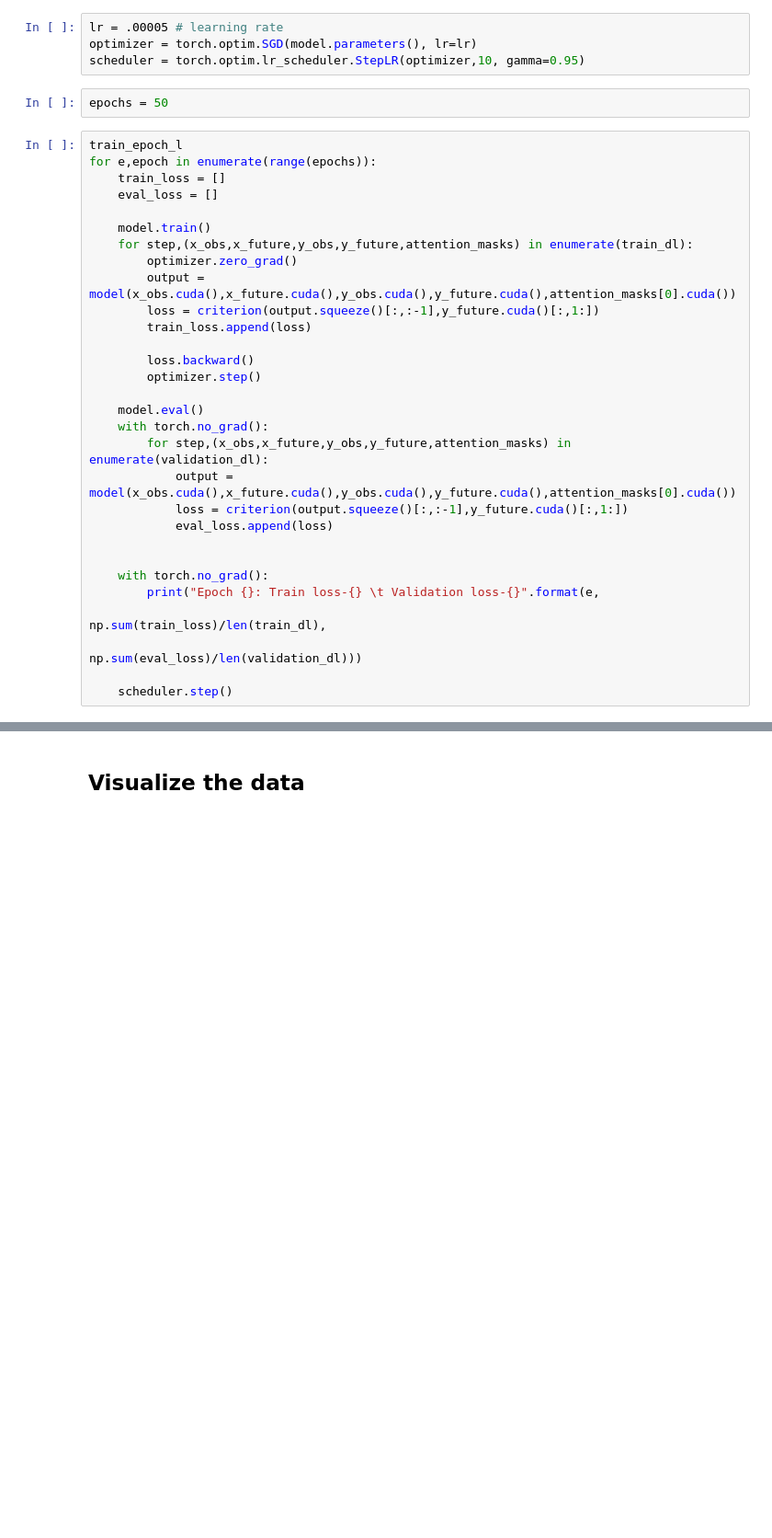
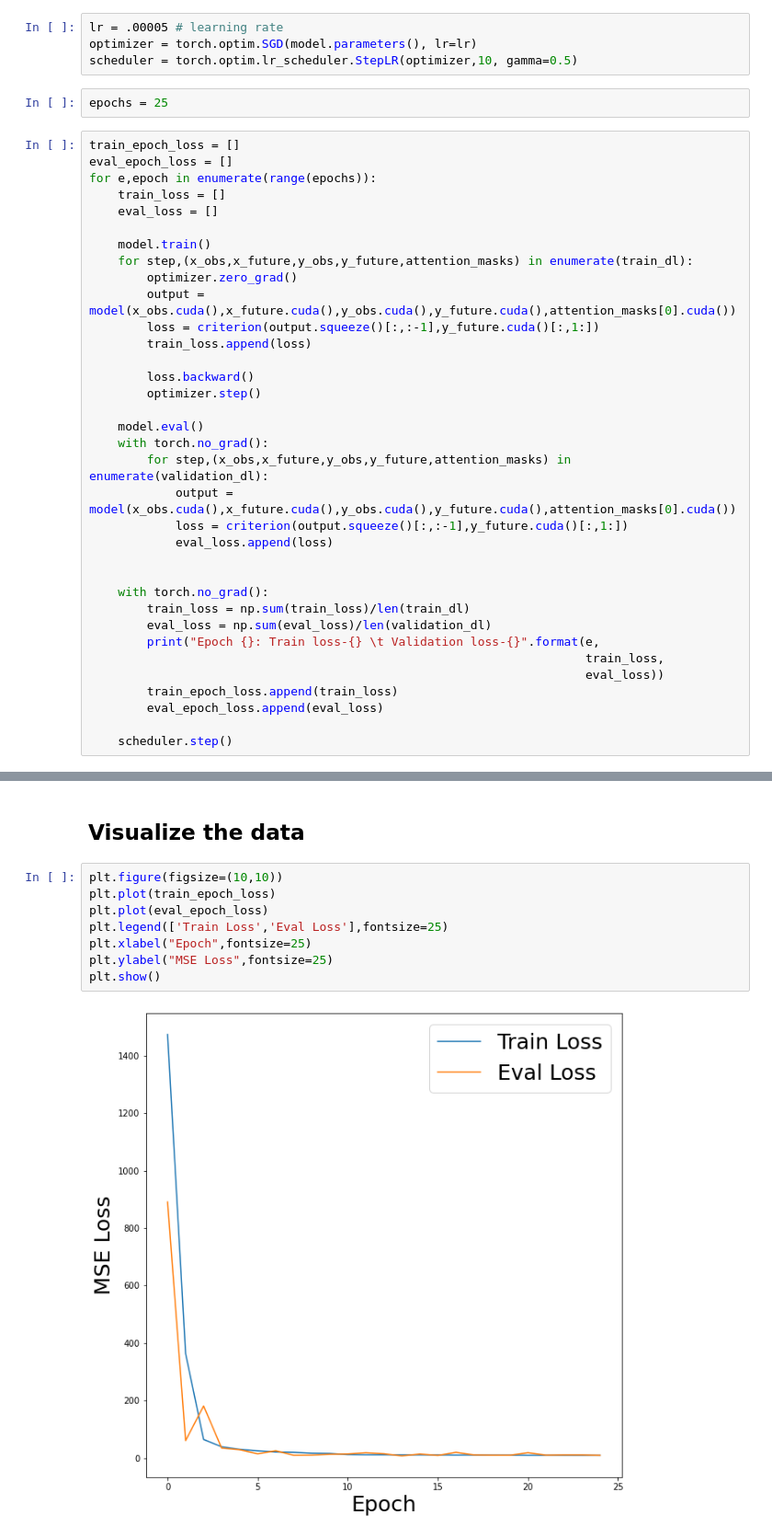
Before and after one commit to mlpotter/Transformer_Time_Series, a Jupyter notebook: Transformer_nologsparse.ipynb, the cells around one changed output, grey strips where cells are left out. Shown at 92% size. Cells and saved outputs as stored; diff of their text form; blank space fills up the shorter version.

```diff
--- a/Transformer_nologsparse.ipynb
+++ b/Transformer_nologsparse.ipynb
@@ -73,11 +73,12 @@ model = TransformerTimeSeries().cuda()
 # %%
 lr = .00005 # learning rate
 optimizer = torch.optim.SGD(model.parameters(), lr=lr)
-scheduler = torch.optim.lr_scheduler.StepLR(optimizer,10, gamma=0.95)
+scheduler = torch.optim.lr_scheduler.StepLR(optimizer,10, gamma=0.5)
 # %%
-epochs = 50
+epochs = 25
 # %%
-train_epoch_l
+train_epoch_loss = []
+eval_epoch_loss = []
 for e,epoch in enumerate(range(epochs)):
     train_loss = []
     eval_loss = []
@@ -101,9 +102,13 @@ for e,epoch in enumerate(range(epochs)):
 
 
     with torch.no_grad():
+        train_loss = np.sum(train_loss)/len(train_dl)
+        eval_loss = np.sum(eval_loss)/len(validation_dl)
         print("Epoch {}: Train loss-{} \t Validation loss-{}".format(e,
-                                                                     np.sum(train_loss)/len(train_dl),
-                                                                     np.sum(eval_loss)/len(validation_dl)))
+                                                                     train_loss,
+                                                                     eval_loss))
+        train_epoch_loss.append(train_loss)
+        eval_epoch_loss.append(eval_loss)
 
     scheduler.step()
 # %% [output]
@@ -128,3 +132,13 @@ KeyboardInterrupt:
 # %% [markdown]
 ## Visualize the data
+# %%
+plt.figure(figsize=(10,10))
+plt.plot(train_epoch_loss)
+plt.plot(eval_epoch_loss)
+plt.legend(['Train Loss','Eval Loss'],fontsize=25)
+plt.xlabel("Epoch",fontsize=25)
+plt.ylabel("MSE Loss",fontsize=25)
+plt.show()
+# %% [output]
+[figure, added]
 # %%
```
Also changed, not shown: parts of 2 cells of this notebook.
